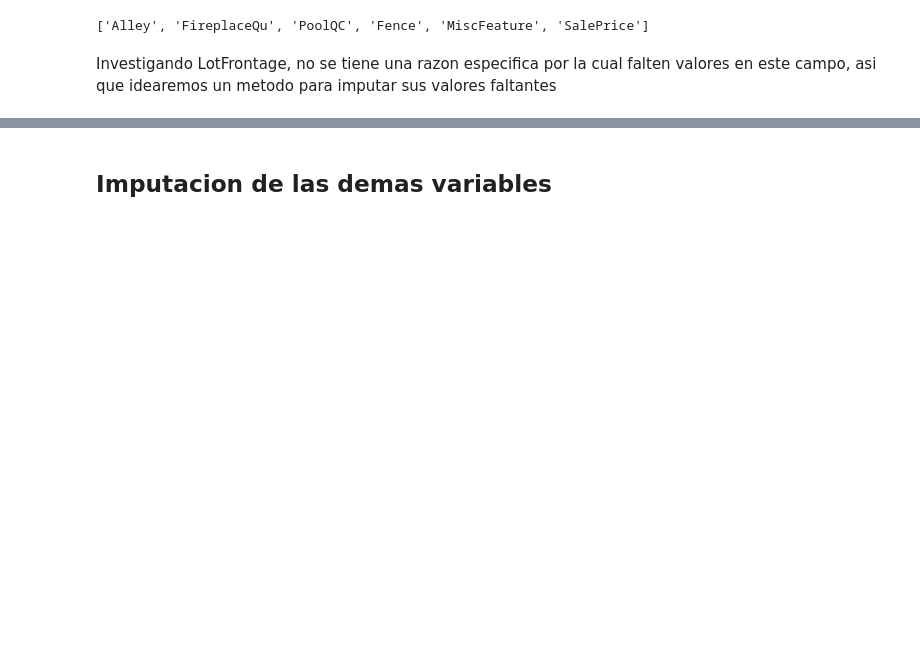
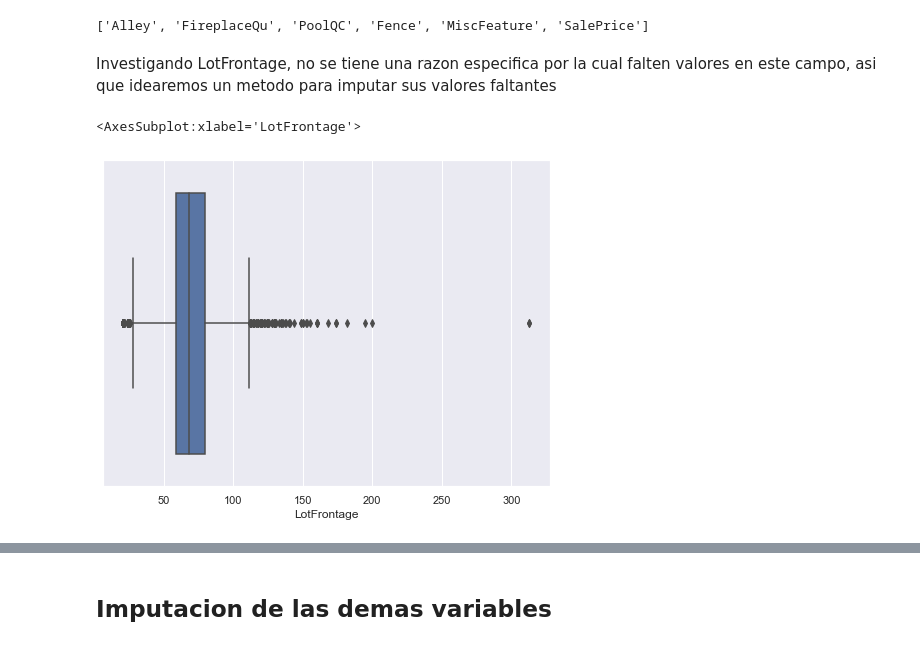
Before and after one commit to Alchem1s7/Hackathon, a Jupyter notebook: Housing Dreams/dream_house.ipynb, the cells around one changed output, grey strips where cells are left out. Saved outputs shown, nothing was run; the diff lists cells and outputs as text; code cells hidden in the pictures; blank space fills up the shorter version.

```diff
--- a/Housing Dreams/dream_house.ipynb
+++ b/Housing Dreams/dream_house.ipynb
@@ -58,24 +62,21 @@ cols_with_high_nan = [col for col in df.columns if df[col].isnull().sum() > 500]
 cols_with_high_nan
 # %% [output]
 ['Alley', 'FireplaceQu', 'PoolQC', 'Fence', 'MiscFeature', 'SalePrice']
-# %%
-#Ahora revisaremos el campo MiscFeature
-#Revisando encontramos que este campo cuando tiene valores nulos significa que la casa no tiene caracteristicas distintas
-df.loc[df["MiscFeature"].isnull(), "MiscFeature"] = "None"
-#Ahora revisaremos el campo Alley
-#Revisando encontramos que en este campo los valores nulos representan una casa sin acceso por callejon, asi que seteamos el valor "None"
-df.loc[df["Alley"].isnull(), "Alley"] = "None"
-#Ahora, al investigar la columna Fence, comprobamos que cuando hay valores nulos, significa que la casa no tiene Valla. Asi que arreglamos esto
-df.loc[df["Fence"].isnull(), "Fence"] = "None"
-#Ahora, al investigar la columna FireplaceQu, comprobamos que cuando hay valores nulos, significa que la casa no tiene Chimenea. Asi que arreglamos esto
-df.loc[df["FireplaceQu"].isnull(), "FireplaceQu"] = "None"
-#NA en PoolQC significa que la casa no tiene piscina, eso explica la gran cantidad de valores faltantes:
-df.loc[df["PoolQC"].isnull(), "PoolQC"] = "None"
+# %%
+#Revisando el diccionario de datos para estas columnas con un alto numero de NA's podemos ver que hay valores nulos porque no se tiene esa caracteristica en esa casa, ya sea, callejon, valla, chimenea o Piscina, asi que imputamos esos valores por NONE
+#Tenemos cuidado de no imputar valores en la variable target SalePrice, ya que ella nos servira mas adelante para separar nuevamente nuestros df's en train y test
+cols_with_high_nan.remove("SalePrice")
+for col in cols_with_high_nan:
+    df.loc[df[col].isnull(), col] = "None"
 # %% [markdown]
 Investigando LotFrontage, no se tiene una razon especifica por la cual falten valores en este campo, asi que idearemos un metodo para imputar sus valores faltantes
 # %%
 #Verificamos los outliers de LotFrontage:
-px.box(df,y="LotFrontage")
+fig, ax = plt.subplots(figsize=(8,6))
+sns.boxplot(data=df,x="LotFrontage",ax=ax)
+# %% [output]
+<AxesSubplot:xlabel='LotFrontage'>
+[figure, added]
 # %%
 #LotFrontage tiene outliers por lo tanto me deshare de ellos para mi imputacion de valores nulos
 q3, q1 = np.nanpercentile(np.array(X_train.LotFrontage.values), [75,25])
```
Also changed, not shown: parts of 20 cells of this notebook, 4 other files.
